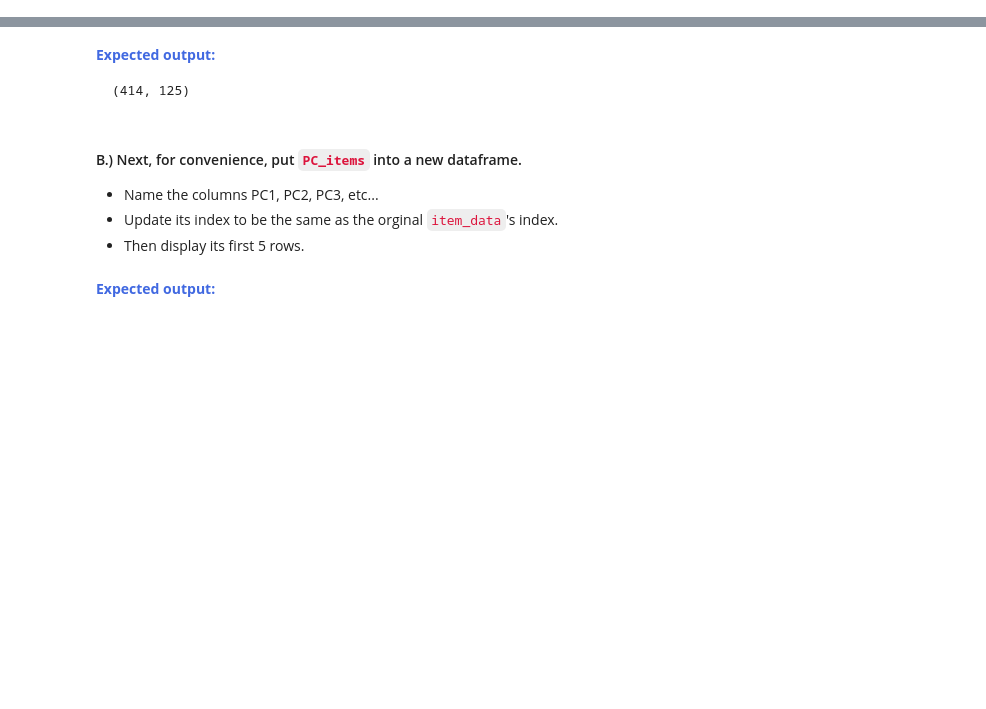
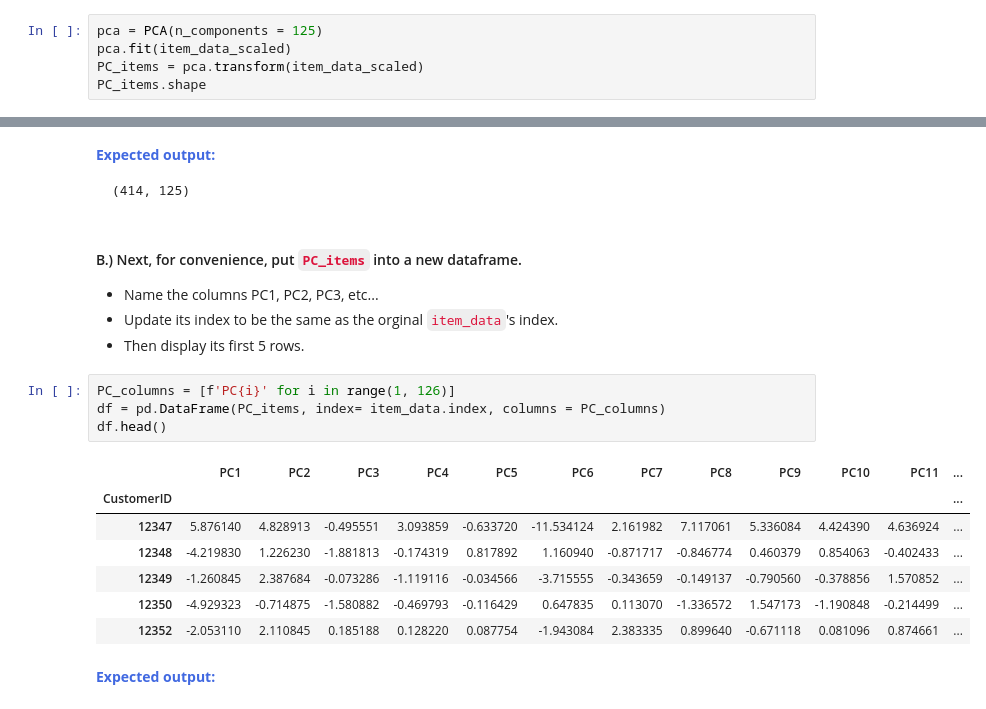
Before and after one commit to cedricsoares/elite_data_science, a Jupyter notebook: 3 - Workbook - PCA.ipynb, the cells around one changed output, grey strips where cells are left out. Drawn from its saved outputs; the diff is of its cells as text; blank space fills up the shorter version.

```diff
--- a/3 - Workbook - PCA.ipynb
+++ b/3 - Workbook - PCA.ipynb
@@ -242,3 +357,8 @@ Reducing 2574 features down to 125 (about 95% fewer features) while capturing al
 * This time, only keep 125 components.
 * Generate the principal component features from the fitted instance and name the new matrix <code style="color:crimson">PC_items</code>.
 * Then, display the shape of <code style="color:crimson">PC_items</code> to confirm it only has 125 features.
+# %%
+pca = PCA(n_components = 125)
+pca.fit(item_data_scaled)
+PC_items = pca.transform(item_data_scaled)
+PC_items.shape
@@ -252,6 +374,18 @@ Reducing 2574 features down to 125 (about 95% fewer features) while capturing al
 * Name the columns PC1, PC2, PC3, etc...
 * Update its index to be the same as the orginal <code style="color:crimson">item_data</code>'s index.
 * Then display its first 5 rows.
+# %%
+PC_columns = [f'PC{i}' for i in range(1, 126)]
+df = pd.DataFrame(PC_items, index= item_data.index, columns = PC_columns)
+df.head()
+# %% [output]
+|  | PC1 | PC2 | PC3 | PC4 | PC5 | PC6 | PC7 | PC8 | PC9 | PC10 | PC11 | ... |
+| CustomerID |  |  |  |  |  |  |  |  |  |  |  | ... |
+| 12347 | 5.876140 | 4.828913 | -0.495551 | 3.093859 | -0.633720 | -11.534124 | 2.161982 | 7.117061 | 5.336084 | 4.424390 | 4.636924 | ... |
+| 12348 | -4.219830 | 1.226230 | -1.881813 | -0.174319 | 0.817892 | 1.160940 | -0.871717 | -0.846774 | 0.460379 | 0.854063 | -0.402433 | ... |
+| 12349 | -1.260845 | 2.387684 | -0.073286 | -1.119116 | -0.034566 | -3.715555 | -0.343659 | -0.149137 | -0.790560 | -0.378856 | 1.570852 | ... |
+| 12350 | -4.929323 | -0.714875 | -1.580882 | -0.469793 | -0.116429 | 0.647835 | 0.113070 | -1.336572 | 1.547173 | -1.190848 | -0.214499 | ... |
+| 12352 | -2.053110 | 2.110845 | 0.185188 | 0.128220 | 0.087754 | -1.943084 | 2.383335 | 0.899640 | -0.671118 | 0.081096 | 0.874661 | ... |
 # %% [markdown]
 <strong style="color:RoyalBlue">Expected output:</strong>
 # %% [markdown]
```
Also changed, not shown: parts of 17 cells of this notebook, 1 other file.
